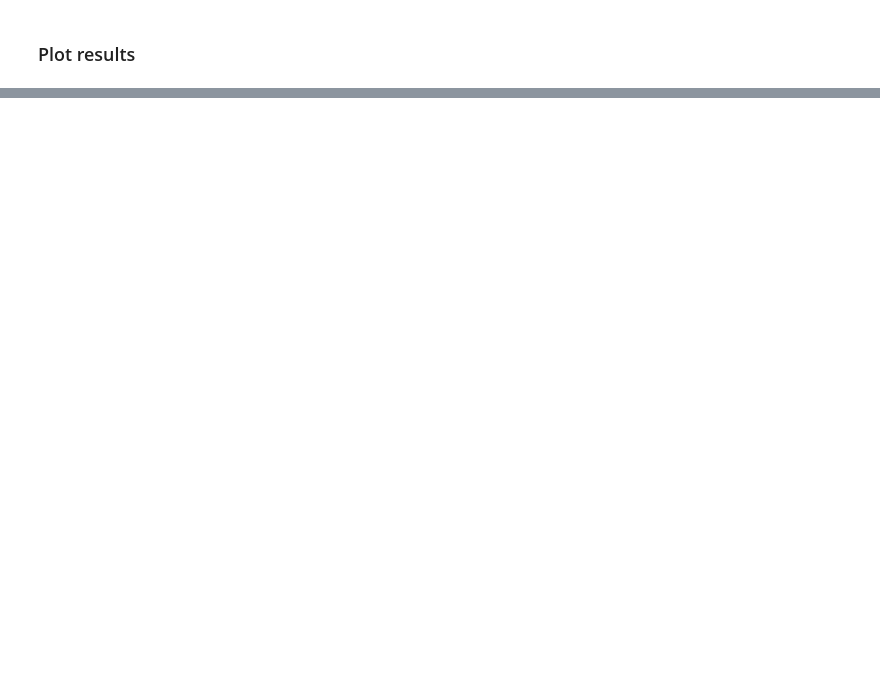
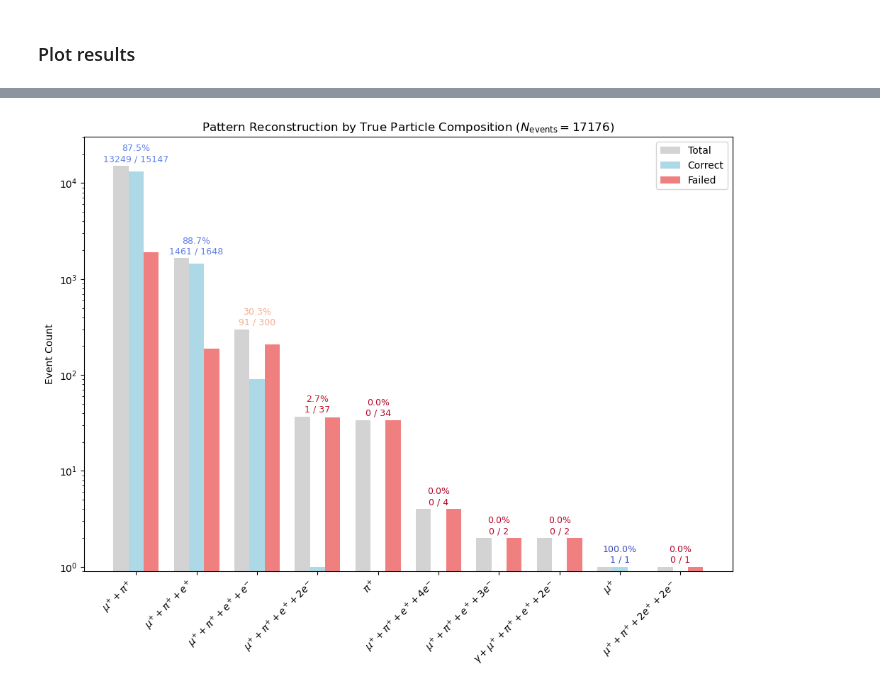
Before and after one commit to jaca230/pattern_finding_playground, a Jupyter notebook: notebooks/kmeans_analysis.ipynb, the cells around one changed output, grey strips where cells are left out. Saved outputs shown, nothing was run; the diff lists cells and outputs as text; code cells hidden in the pictures; blank space fills up the shorter version.

```diff
--- a/notebooks/kmeans_analysis.ipynb
+++ b/notebooks/kmeans_analysis.ipynb
@@ -455,0 +417,6 @@ plt.show()
+# %%
+reload(plotting_utils)
+title = f"Pattern Reconstruction by True Particle Composition ($N_{{\\text{{events}}}} = {len(reconstructed_events)}$)"
+plotting_utils.plot_event_classification_from_patterns(reconstructed_events, use_truth_particles = True, title =  title)
+# %% [output]
+[figure, added]
```
Also changed, not shown: parts of 22 cells of this notebook, 3 other files.
